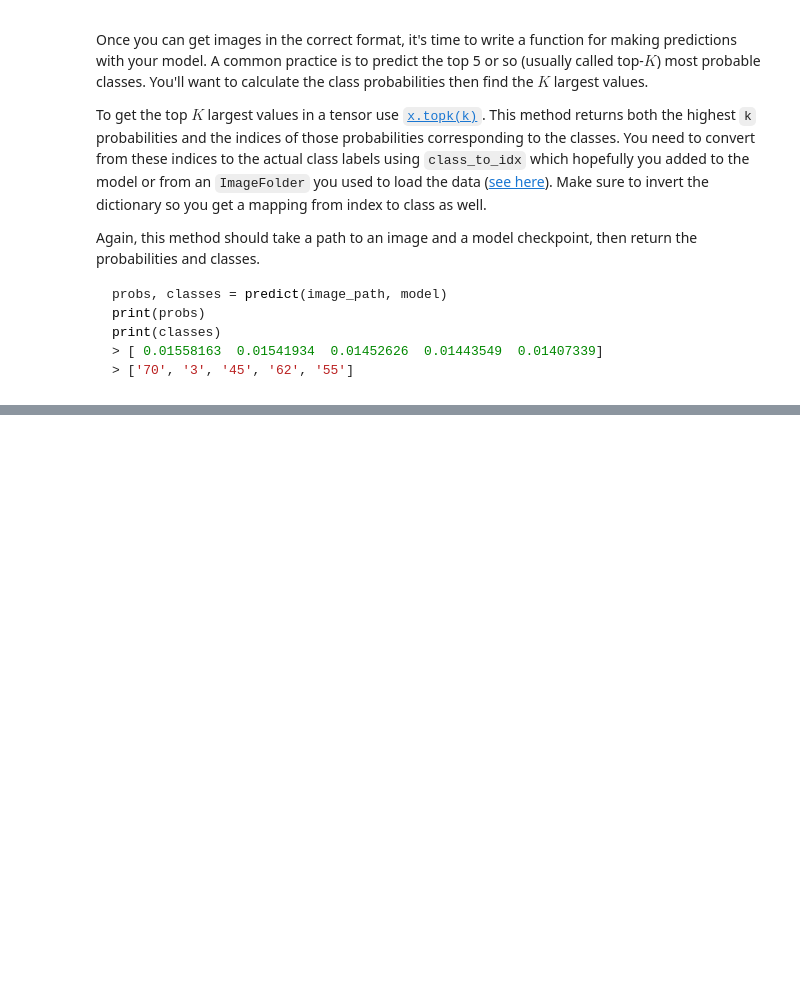
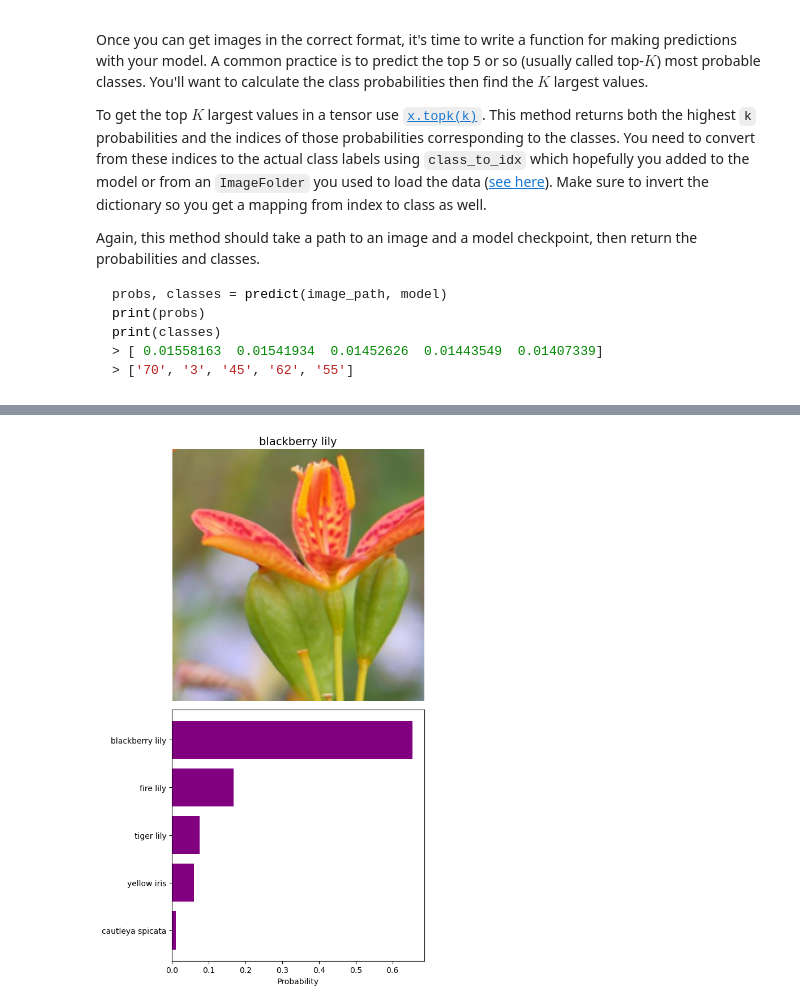
Before and after one commit to sw1285/aipnd-project, a Jupyter notebook: Image Classifier Project.ipynb, the cells around one changed output, grey strips where cells are left out. Drawn from its saved outputs; the diff is of its cells as text; code cells hidden in the pictures; blank space fills up the shorter version.

```diff
--- a/Image Classifier Project.ipynb
+++ b/Image Classifier Project.ipynb
@@ -214,0 +743,8 @@ You can convert from the class integer encoding to actual flower names with the
+# %%
+# Path to a second image; This image shows only one prediction and after Googling it, it's correct!
+new_image_path = 'flowers/test/102/image_08030.jpg'
+
+# Display the image and its top 5 predicted classes (if any)
+display_image_and_predictions(new_image_path, trained_model)
+# %% [output]
+[figure, added]
```
Also changed, not shown: parts of 33 cells of this notebook, 2 other files.
